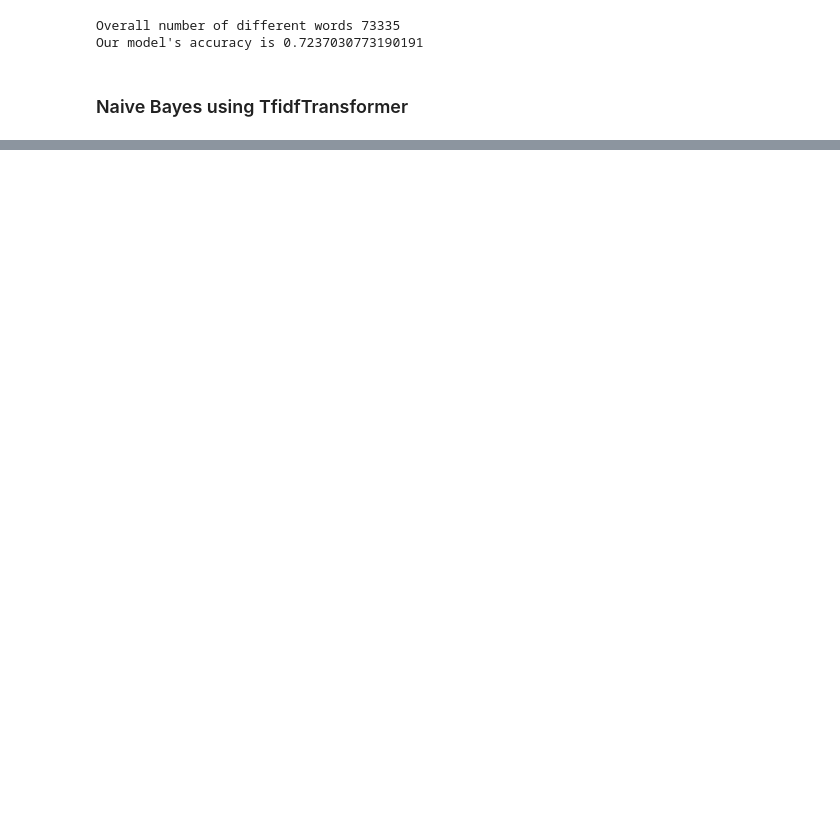
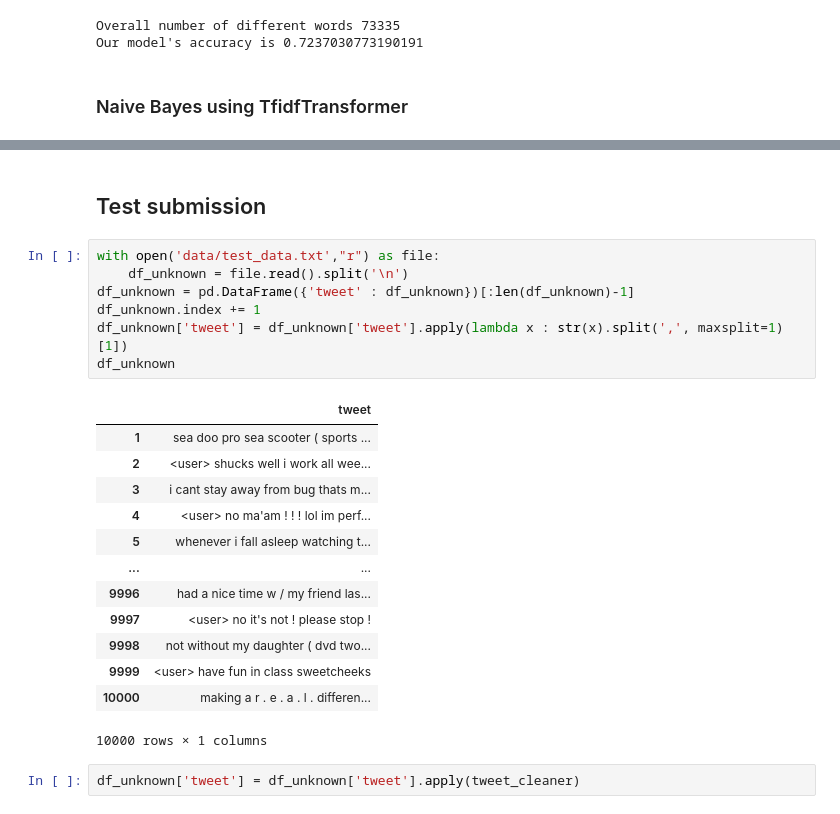
Before and after one commit to zeineb12/tweet_classification, a Jupyter notebook: Zeineb_notebook.ipynb, the cells around one changed output, grey strips where cells are left out. Saved outputs shown, nothing was run; the diff lists cells and outputs as text; blank space fills up the shorter version.

Commit message:
commit clean finished notebook

```diff
--- a/Zeineb_notebook.ipynb
+++ b/Zeineb_notebook.ipynb
@@ -293,0 +526,25 @@ Our model's accuracy is 0.7511673223280267
+# %% [markdown]
+## Test submission
+# %%
+with open('data/test_data.txt',"r") as file:
+    df_unknown = file.read().split('\n')
+df_unknown = pd.DataFrame({'tweet' : df_unknown})[:len(df_unknown)-1]
+df_unknown.index += 1
+df_unknown['tweet'] = df_unknown['tweet'].apply(lambda x : str(x).split(',', maxsplit=1)[1])
+df_unknown
+# %% [output]
+|  | tweet |
+| 1 | sea doo pro sea scooter ( sports ... |
+| 2 | <user> shucks well i work all wee... |
+| 3 | i cant stay away from bug thats m... |
+| 4 | <user> no ma'am ! ! ! lol im perf... |
+| 5 | whenever i fall asleep watching t... |
+| ... | ... |
+| 9996 | had a nice time w / my friend las... |
+| 9997 | <user> no it's not ! please stop ! |
+| 9998 | not without my daughter ( dvd two... |
+| 9999 | <user> have fun in class sweetcheeks |
+| 10000 | making a r . e . a . l . differen... |
+10000 rows × 1 columns
+# %%
+df_unknown['tweet'] = df_unknown['tweet'].apply(tweet_cleaner)
```
Also changed, not shown: parts of 30 cells of this notebook, 1 other file.
